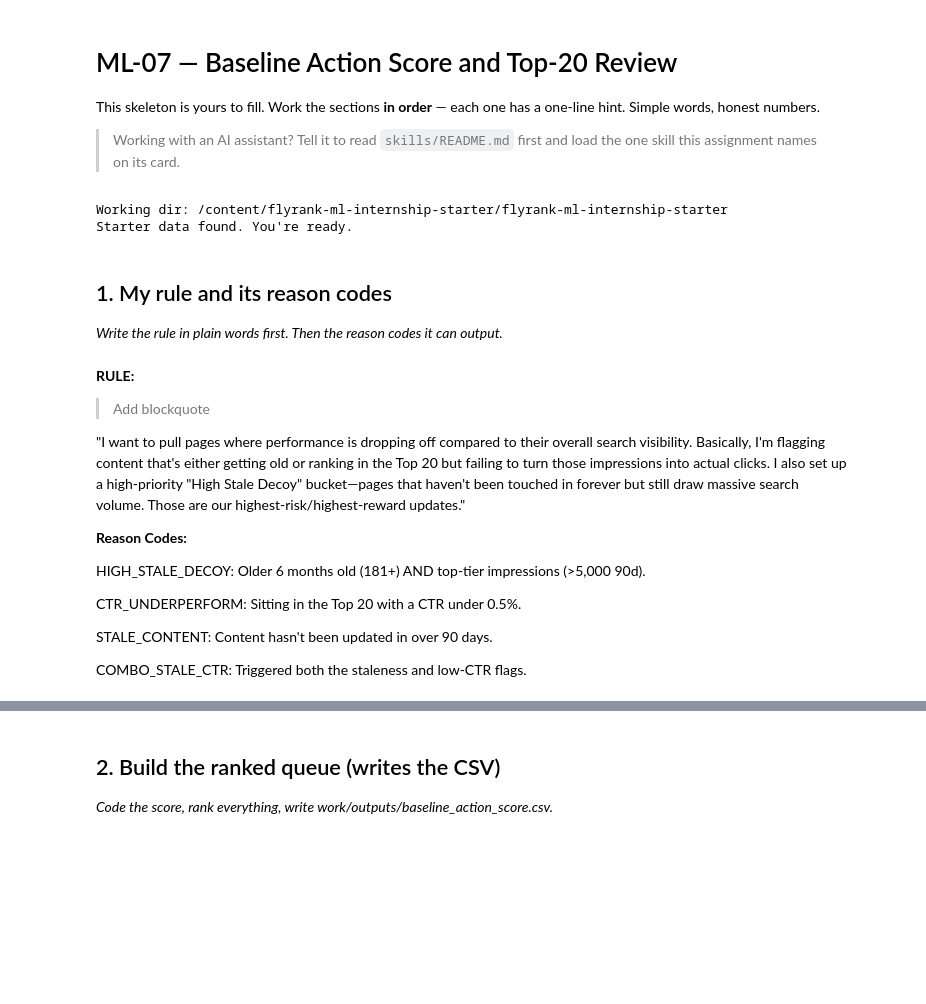
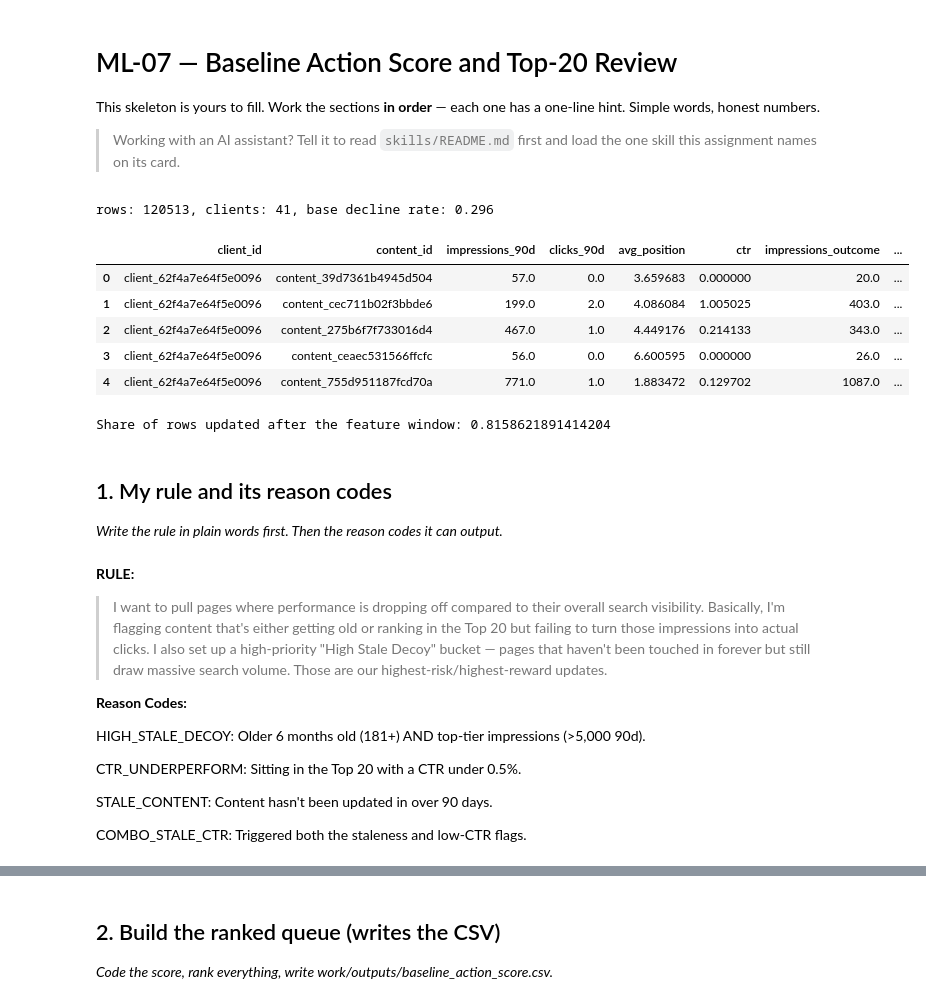
Before and after one commit to KinzaAsif2456/discoverey, a Jupyter notebook: work/notebooks/w04_baseline_score.ipynb, the cells around one changed output, grey strips where cells are left out. Cells and saved outputs as stored; diff of their text form; code cells hidden in the pictures; blank space fills up the shorter version.

```diff
--- a/work/notebooks/w04_baseline_score.ipynb
+++ b/work/notebooks/w04_baseline_score.ipynb
@@ -6,27 +6,3 @@
 This skeleton is yours to fill. Work the sections **in order** — each one has a one-line hint. Simple words, honest numbers.
 
 > Working with an AI assistant? Tell it to read `skills/README.md` first and load the one skill this assignment names on its card.
-# %%
-import os, sys, subprocess
-import pandas as pd
-import numpy as np
-
-IN_COLAB = "google.colab" in sys.modules
-REPO_URL = "https://github.com/flyrank-bih/flyrank-ml-internship-starter"
-REPO_DIR = "flyrank-ml-internship-starter"
-
-if IN_COLAB:
-    if not os.path.isdir(REPO_DIR):
-        subprocess.run(["git", "clone", "--depth", "1", REPO_URL, REPO_DIR], check=True)
-    os.chdir(REPO_DIR)
-    subprocess.run([sys.executable, "-m", "pip", "install", "-q", "-r", "requirements.txt"], check=True)
-else:
-    while not os.path.isdir("data/raw") and os.getcwd() != "/":
-        os.chdir("..")
-
-print("Working dir:", os.getcwd())
-assert os.path.exists("data/raw/content_refresh_anonymized.csv"), "starter CSV not found — are you at the repo root?"
-print("Starter data found. You're ready.")
-# %% [output]
-Working dir: /content/flyrank-ml-internship-starter/flyrank-ml-internship-starter
-Starter data found. You're ready.
@@ -32,0 +30,47 @@ Starter data found. You're ready.
+# %%
+
+features = con.sql(f"""
+    SELECT
+        client_hash_id AS client_id,
+        content_hash_id AS content_id,
+        SUM(gsc_impressions) AS impressions_90d,
+        SUM(gsc_clicks) AS clicks_90d,
+        AVG(gsc_avg_position) FILTER (WHERE gsc_impressions > 0) AS avg_position,
+        SUM(gsc_clicks) * 100.0 / NULLIF(SUM(gsc_impressions), 0) AS ctr
+    FROM {TABLES['fact_daily_march']}
+    WHERE report_date BETWEEN DATE '{FEAT_START}' AND DATE '{FEAT_END}'
+    GROUP BY 1, 2
+    HAVING SUM(gsc_impressions) >= 10
+""").df()
+
+outcome = con.sql(f"""
+    SELECT client_hash_id AS client_id, content_hash_id AS content_id,
+           SUM(gsc_impressions) AS impressions_outcome
+    FROM {TABLES['fact_daily_march']}
+    WHERE report_date >= DATE '{OUT_START}'
+    GROUP BY 1, 2
+""").df()
+
+df = features.merge(outcome, on=["client_id", "content_id"], how="left")
+df["impressions_outcome"] = df["impressions_outcome"].fillna(0)
+df["is_declining_label"] = (df["impressions_outcome"] < 0.80 * df["impressions_90d"]).astype(int)
+
+df["avg_position"] = df["avg_position"].fillna(0)
+df["avg_position_missing"] = (df["avg_position"] == 0).astype(int)
+
+content_meta = con.sql(f"""
+    SELECT content_hash_id AS content_id, content_updated_date, word_count
+    FROM {TABLES['dim_content']}
+""").df()
+df = df.merge(content_meta, on="content_id", how="left")
+# %%
+print(f"rows: {len(df)}, clients: {df['client_id'].nunique()}, base decline rate: {df['is_declining_label'].mean():.3f}")
+df.head()
+# %% [output]
+rows: 120513, clients: 41, base decline rate: 0.296
+|  | client_id | content_id | impressions_90d | clicks_90d | avg_position | ctr | impressions_outcome | ... |
+| 0 | client_62f4a7e64f5e0096 | content_39d7361b4945d504 | 57.0 | 0.0 | 3.659683 | 0.000000 | 20.0 | ... |
+| 1 | client_62f4a7e64f5e0096 | content_cec711b02f3bbde6 | 199.0 | 2.0 | 4.086084 | 1.005025 | 403.0 | ... |
+| 2 | client_62f4a7e64f5e0096 | content_275b6f7f733016d4 | 467.0 | 1.0 | 4.449176 | 0.214133 | 343.0 | ... |
+| 3 | client_62f4a7e64f5e0096 | content_ceaec531566ffcfc | 56.0 | 0.0 | 6.600595 | 0.000000 | 26.0 | ... |
+| 4 | client_62f4a7e64f5e0096 | content_755d951187fcd70a | 771.0 | 1.0 | 1.883472 | 0.129702 | 1087.0 | ... |
@@ -33,3 +89,7 @@ Starter data found. You're ready.
+# %%
+print("Share of rows updated after the feature window:", (df["content_updated_date"] > "2026-03-15").mean())
+# %% [output]
+Share of rows updated after the feature window: 0.8158621891414204
 # %% [markdown]
 ## 1. My rule and its reason codes
 
@@ -37,10 +97,8 @@ Starter data found. You're ready.
 # %% [markdown]
 **RULE:**
 
-> Add blockquote
+> I want to pull pages where performance is dropping off compared to their overall search visibility. Basically, I'm flagging content that's either getting old or ranking in the Top 20 but failing to turn those impressions into actual clicks. I also set up a high-priority "High Stale Decoy" bucket — pages that haven't been touched in forever but still draw massive search volume. Those are our highest-risk/highest-reward updates.
 
-
-"I want to pull pages where performance is dropping off compared to their overall search visibility. Basically, I'm flagging content that's either getting old or ranking in the Top 20 but failing to turn those impressions into actual clicks. I also set up a high-priority "High Stale Decoy" bucket—pages that haven't been touched in forever but still draw massive search volume. Those are our highest-risk/highest-reward updates."
 
 **Reason Codes:**
 
```
Also changed, not shown: parts of 28 cells of this notebook.
